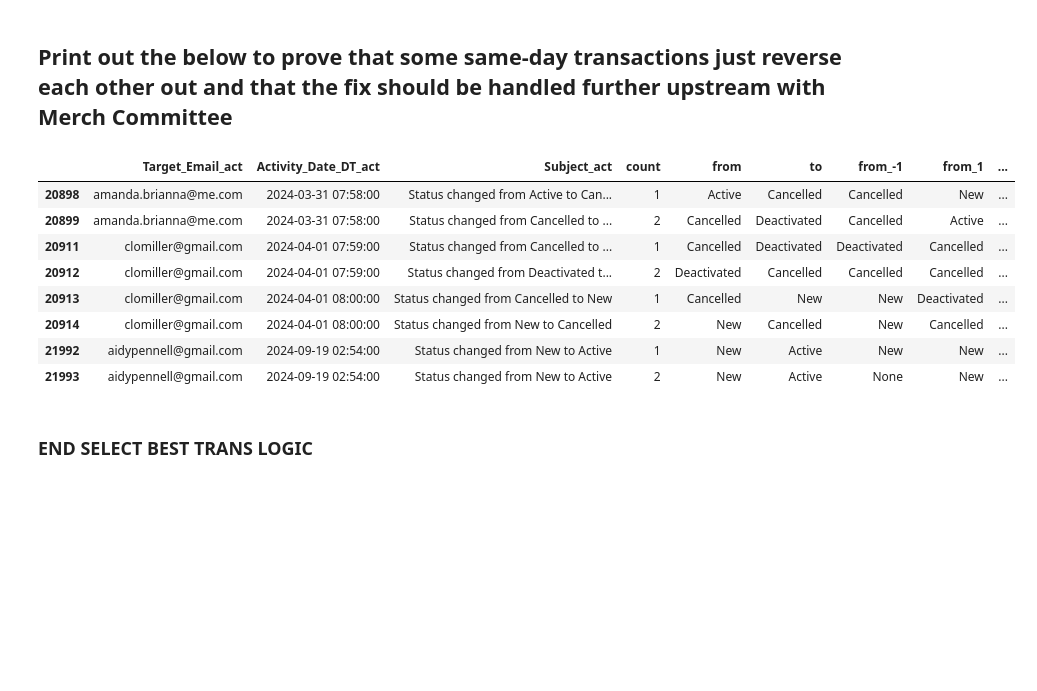
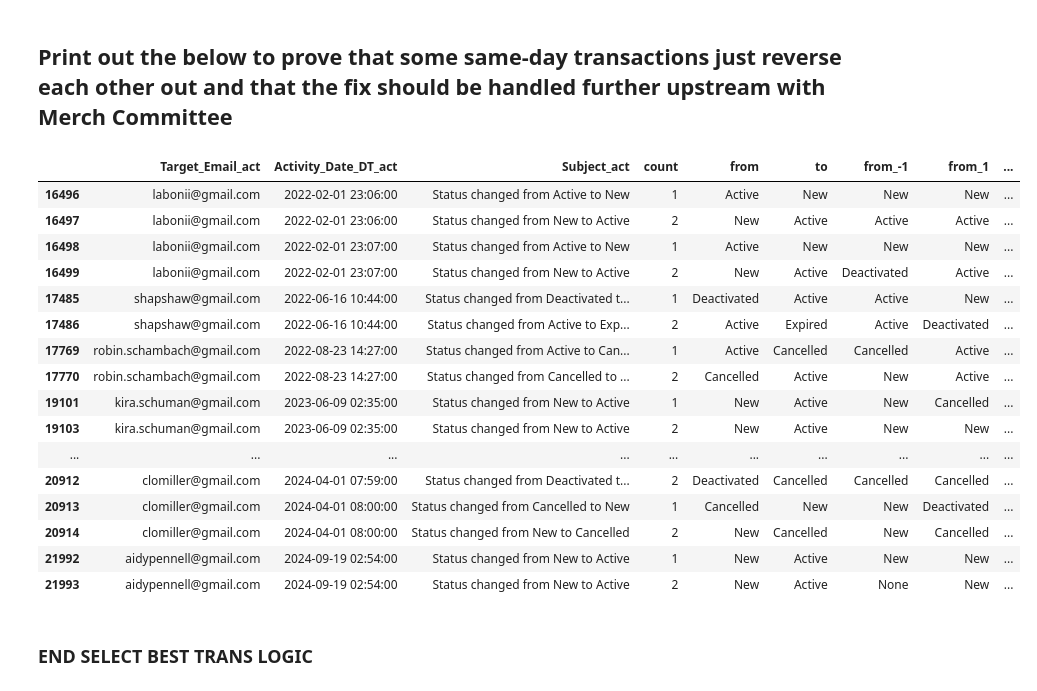
Before and after one commit to calleja/greeneHill, a Jupyter notebook: civiActivityReport_selectBestTrans.ipynb, the cells around one changed output. Cells and saved outputs as stored; diff of their text form; code cells hidden in the pictures; blank space fills up the shorter version.

```diff
--- a/civiActivityReport_selectBestTrans.ipynb
+++ b/civiActivityReport_selectBestTrans.ipynb
@@ -88,15 +90,24 @@ This will actually be handled by a filter
 ## Print out the below to prove that some same-day transactions just reverse each other out and that the fix should be handled further upstream with Merch Committee
 # %%
 #ideally just delete the irrelevant records
-#CASE WHERE ROW NUMBER =1 THEN WE DON'T CARE ABOUT LAGGED DATA (ie only pertinent data is -1)
-#CASE WHERE ROW NUMBER =2 THEN WE DON'T CARE ABOUT LEAD DATA (ie only pertinent data is 1)
-df_grouped[['Target_Email_act','Activity_Date_DT_act','Subject_act','count','from', 'to', 'from_-1', 'from_1','to_-1', 'to_1']].tail(8)
+#CASE WHERE ROW NUMBER =1 THEN WE DON'T CARE ABOUT LAGGED DATA (ie only pertinent data is suffix = -1)
+#CASE WHERE ROW NUMBER =2 THEN WE DON'T CARE ABOUT LEAD DATA (ie only pertinent data is suffix = 1)
+#REVERSING TRANSACTIONS: DELETE/DROP BOTH
+df_grouped[['Target_Email_act','Activity_Date_DT_act','Subject_act','count','from', 'to', 'from_-1', 'from_1','to_-1', 'to_1']].tail(20)
 # CASE WHERE ROW NUMBER = 1 AND to_-1 from -1
 # %% [output]
 |  | Target_Email_act | Activity_Date_DT_act | Subject_act | count | from | to | from_-1 | from_1 | ... |
-| 20898 | amanda.brianna@me.com | 2024-03-31 07:58:00 | Status changed from Active to Can... | 1 | Active | Cancelled | Cancelled | New | ... |
-| 20899 | amanda.brianna@me.com | 2024-03-31 07:58:00 | Status changed from Cancelled to ... | 2 | Cancelled | Deactivated | Cancelled | Active | ... |
-| 20911 | clomiller@gmail.com | 2024-04-01 07:59:00 | Status changed from Cancelled to ... | 1 | Cancelled | Deactivated | Deactivated | Cancelled | ... |
+| 16496 | labonii@gmail.com | 2022-02-01 23:06:00 | Status changed from Active to New | 1 | Active | New | New | New | ... |
+| 16497 | labonii@gmail.com | 2022-02-01 23:06:00 | Status changed from New to Active | 2 | New | Active | Active | Active | ... |
+| 16498 | labonii@gmail.com | 2022-02-01 23:07:00 | Status changed from Active to New | 1 | Active | New | New | New | ... |
+| 16499 | labonii@gmail.com | 2022-02-01 23:07:00 | Status changed from New to Active | 2 | New | Active | Deactivated | Active | ... |
+| 17485 | shapshaw@gmail.com | 2022-06-16 10:44:00 | Status changed from Deactivated t... | 1 | Deactivated | Active | Active | New | ... |
+| 17486 | shapshaw@gmail.com | 2022-06-16 10:44:00 | Status changed from Active to Exp... | 2 | Active | Expired | Active | Deactivated | ... |
+| 17769 | robin.schambach@gmail.com | 2022-08-23 14:27:00 | Status changed from Active to Can... | 1 | Active | Cancelled | Cancelled | Active | ... |
+| 17770 | robin.schambach@gmail.com | 2022-08-23 14:27:00 | Status changed from Cancelled to ... | 2 | Cancelled | Active | New | Active | ... |
+| 19101 | kira.schuman@gmail.com | 2023-06-09 02:35:00 | Status changed from New to Active | 1 | New | Active | New | Cancelled | ... |
+| 19103 | kira.schuman@gmail.com | 2023-06-09 02:35:00 | Status changed from New to Active | 2 | New | Active | New | New | ... |
+| ... | ... | ... | ... | ... | ... | ... | ... | ... | ... |
 | 20912 | clomiller@gmail.com | 2024-04-01 07:59:00 | Status changed from Deactivated t... | 2 | Deactivated | Cancelled | Cancelled | Cancelled | ... |
 | 20913 | clomiller@gmail.com | 2024-04-01 08:00:00 | Status changed from Cancelled to New | 1 | Cancelled | New | New | Deactivated | ... |
 | 20914 | clomiller@gmail.com | 2024-04-01 08:00:00 | Status changed from New to Cancelled | 2 | New | Cancelled | New | Cancelled | ... |
```
Also changed, not shown: parts of 3 cells of this notebook, 4 other files.
